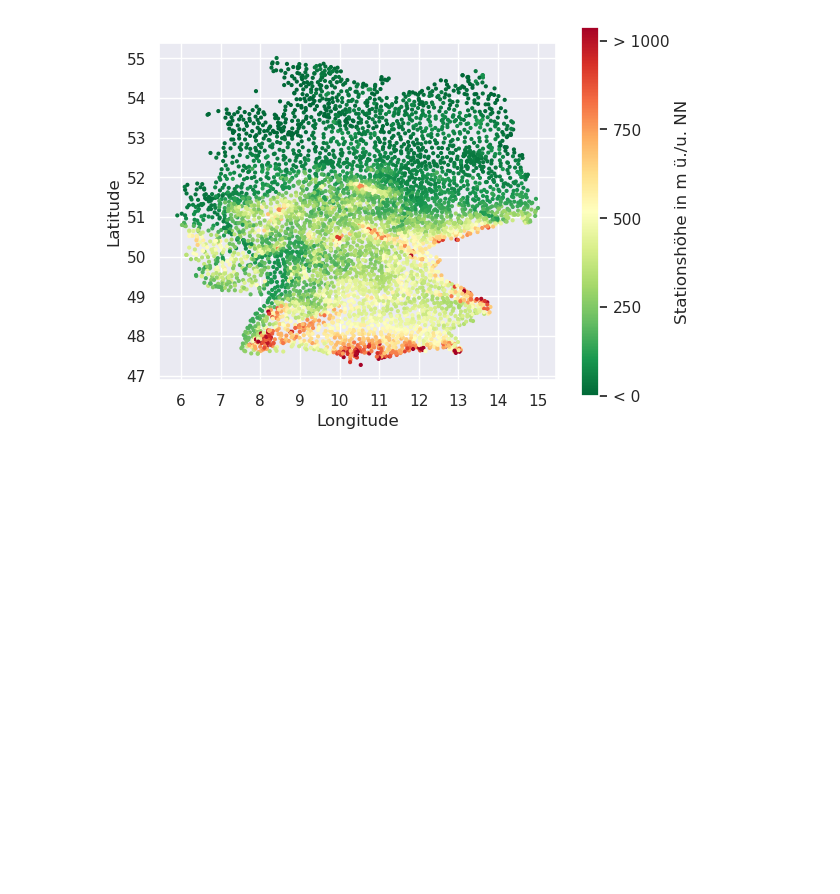
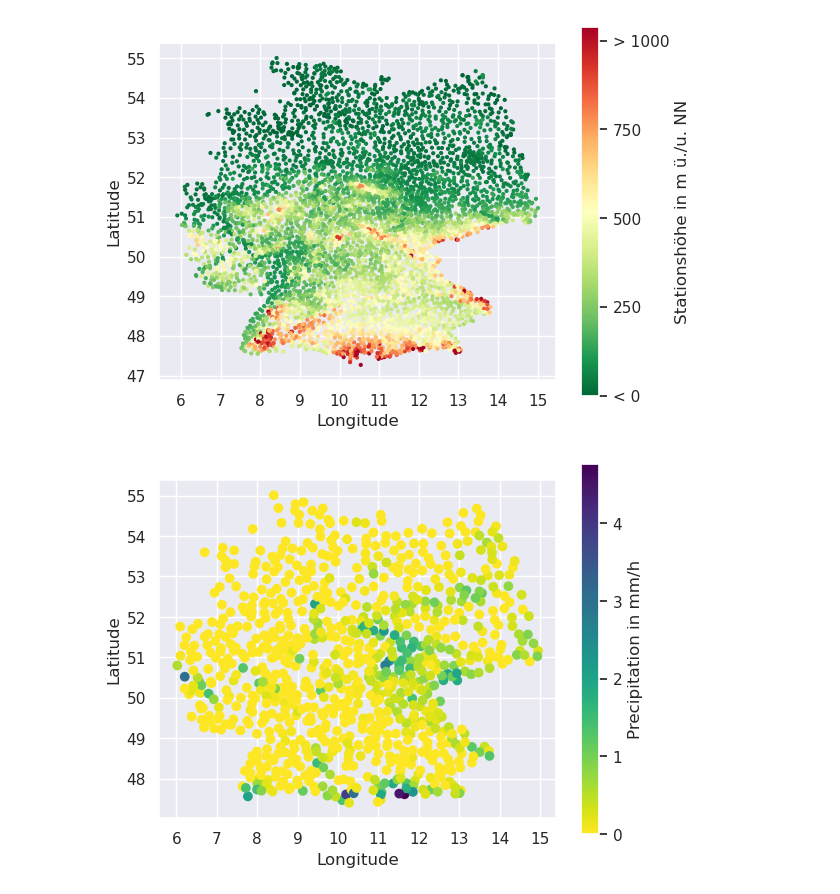
Before and after one commit to carl-lorenz/Visualization, a Jupyter notebook: Problem3/precipation_data.ipynb, the cells around one changed output. Saved outputs shown, nothing was run; the diff lists cells and outputs as text; code cells hidden in the pictures; blank space fills up the shorter version.

```diff
--- a/Problem3/precipation_data.ipynb
+++ b/Problem3/precipation_data.ipynb
@@ -56,11 +57,12 @@ stations_df.columns.values[-1] = 'Bundesland'
 stations_df.columns.values[-2] = 'Stationsname'
 
 # Converting numerical columns to appropriate data types:
+stations_df.index = stations_df.index.astype('int64')
 stations_df = stations_df.astype({
-    stations_df.columns[0]: 'Int64',
-    stations_df.columns[1]: 'Int64',
-    stations_df.columns[2]: 'Int64',
-    stations_df.columns[3]: 'Int64',
+    stations_df.columns[0]: 'int64',
+    stations_df.columns[1]: 'int64',
+    stations_df.columns[2]: 'int64',
+    stations_df.columns[3]: 'int64',
     'geoBreite': 'float64',
     'geoLaenge': 'float64'
 })
@@ -108,3 +109,38 @@ cbar.set_ticklabels(['< 0', '250', '500', '750','> 1000'])
 plt.show()
 # %% [output]
 [figure]
+# %%
+# 2.
+
+# Converting .csv table into Pandas DataFrame:
+precipation_df = pd.read_csv('10min_processed.csv')
+
+# Truncating missing values:
+precipation_df['rain'] = precipation_df['rain'].clip(lower=0)
+
+# Computing precipation by hour:
+precipation_df['date'] = precipation_df['date'] // 100
+precipation_df = precipation_df.groupby(['date', 'stationid']).agg({
+    'rain': 'sum',
+}).reset_index()
+
+# Merging with station data to get coordinates:
+precipation_df = precipation_df.merge(stations_df[['geoBreite', 'geoLaenge']], left_on='stationid', right_on=stations_df.index)
+
+# Picking out the data for the 20th of April 2024 at midnight:
+midnight_20th_precipation = precipation_df[precipation_df['date'] == 2024042000]
+
+# Plot:
+sns.set_theme()
+fig, ax = plt.subplots()
+# Using a reversed colormap as it seems unintuitive to use blue as decoding for an absence of water (as in the example):
+sc = ax.scatter(midnight_20th_precipation['geoLaenge'], midnight_20th_precipation['geoBreite'], c=midnight_20th_precipation['rain'], cmap='viridis_r')
+ax.set_xlabel('Longitude')
+ax.set_ylabel('Latitude')
+# Displaying the map equidistantly as we are lacking an actual projected coordinate system:
+ax.set_aspect('equal')
+ax.xaxis.set_major_locator(mticker.MultipleLocator(1))
+cbar = fig.colorbar(sc, ax=ax, label='Precipitation in mm/h')
+plt.show()
+# %% [output]
+[figure, added]
```
Also changed, not shown: parts of 4 cells of this notebook.
